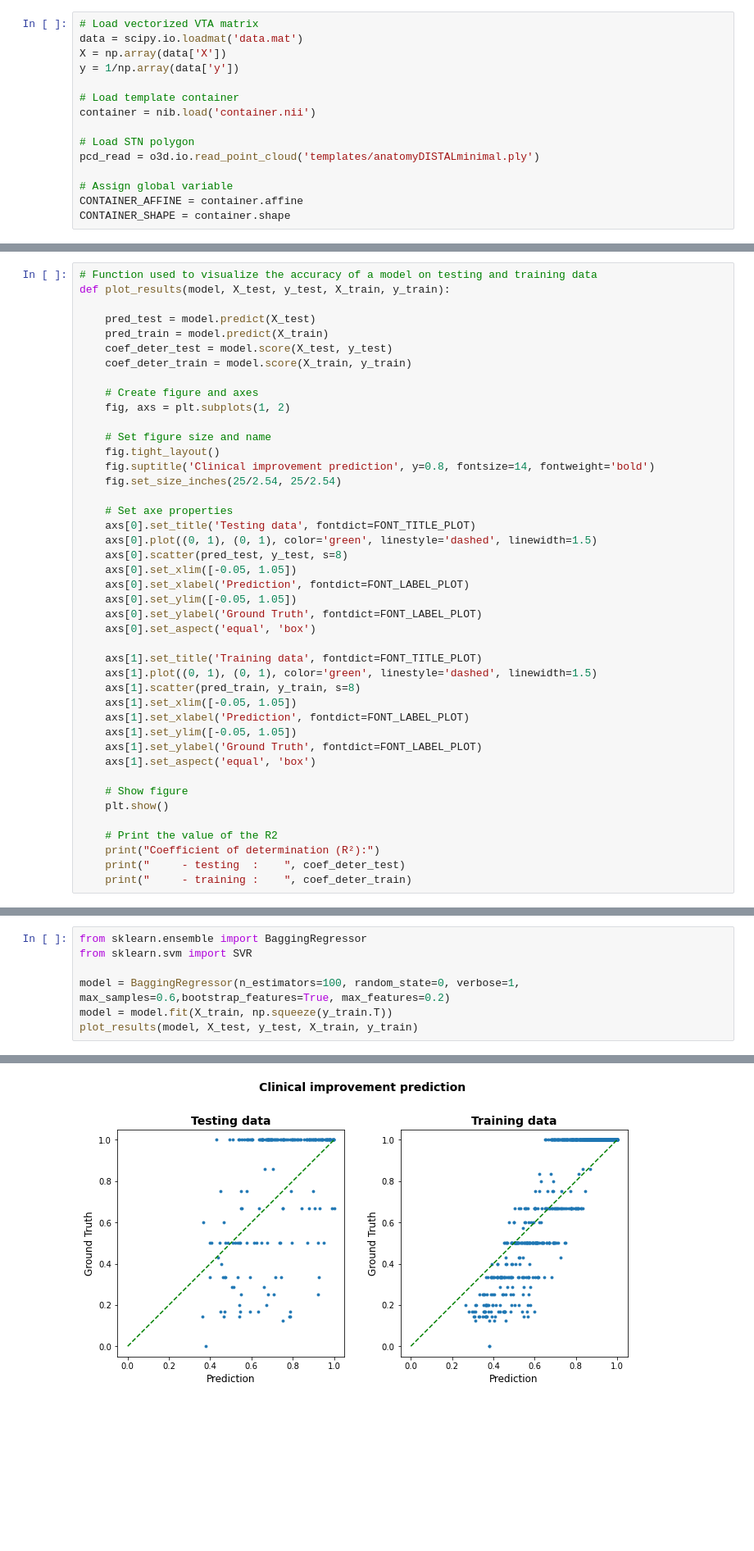
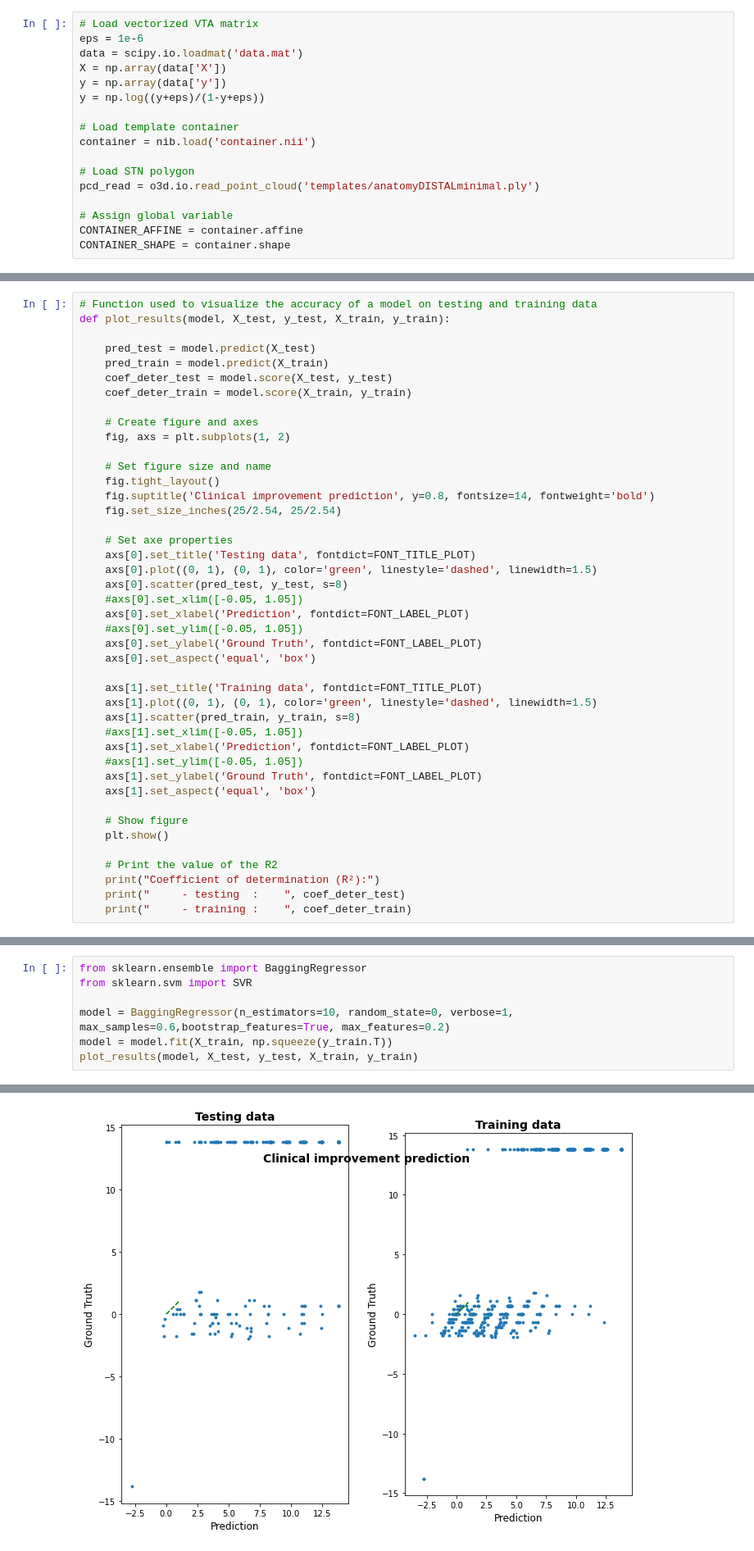
Before and after one commit to QuentinSav/probabilistic-stimulation-maps, a Jupyter notebook: modelEvaluation.ipynb, the cells around one changed output, grey strips where cells are left out. Shown at 82% size. Cells and saved outputs as stored; diff of their text form; blank space fills up the shorter version.

Commit message:
Development of models
Former-commit-id: d5c18b8821f66c7d3c860871c17c408c70705ba9

```diff
--- a/modelEvaluation.ipynb
+++ b/modelEvaluation.ipynb
@@ -38,9 +38,11 @@ FONT_LEGEND_PLOT = {'family': 'sans-serif',
 The data have already been preprocessed using the matlab class PSM (using the generateExportData function).
 # %%
 # Load vectorized VTA matrix
+eps = 1e-6
 data = scipy.io.loadmat('data.mat')
 X = np.array(data['X'])
-y = 1/np.array(data['y'])
+y = np.array(data['y'])
+y = np.log((y+eps)/(1-y+eps))
 
 # Load template container
 container = nib.load('container.nii')
@@ -195,18 +197,18 @@ def plot_results(model, X_test, y_test, X_train, y_train):
     axs[0].set_title('Testing data', fontdict=FONT_TITLE_PLOT)
     axs[0].plot((0, 1), (0, 1), color='green', linestyle='dashed', linewidth=1.5)
     axs[0].scatter(pred_test, y_test, s=8)
-    axs[0].set_xlim([-0.05, 1.05])
+    #axs[0].set_xlim([-0.05, 1.05])
     axs[0].set_xlabel('Prediction', fontdict=FONT_LABEL_PLOT)
-    axs[0].set_ylim([-0.05, 1.05])
+    #axs[0].set_ylim([-0.05, 1.05])
     axs[0].set_ylabel('Ground Truth', fontdict=FONT_LABEL_PLOT)
     axs[0].set_aspect('equal', 'box')
 
     axs[1].set_title('Training data', fontdict=FONT_TITLE_PLOT)
     axs[1].plot((0, 1), (0, 1), color='green', linestyle='dashed', linewidth=1.5)
     axs[1].scatter(pred_train, y_train, s=8)
-    axs[1].set_xlim([-0.05, 1.05])
+    #axs[1].set_xlim([-0.05, 1.05])
     axs[1].set_xlabel('Prediction', fontdict=FONT_LABEL_PLOT)
-    axs[1].set_ylim([-0.05, 1.05])
+    #axs[1].set_ylim([-0.05, 1.05])
     axs[1].set_ylabel('Ground Truth', fontdict=FONT_LABEL_PLOT)
     axs[1].set_aspect('equal', 'box')
 
@@ -296,7 +274,7 @@ ValueError: Input contains NaN, infinity or a value too large for dtype('<f4').
 from sklearn.ensemble import BaggingRegressor
 from sklearn.svm import SVR
 
-model = BaggingRegressor(n_estimators=100, random_state=0, verbose=1, max_samples=0.6,bootstrap_features=True, max_features=0.2)
+model = BaggingRegressor(n_estimators=10, random_state=0, verbose=1, max_samples=0.6,bootstrap_features=True, max_features=0.2)
 model = model.fit(X_train, np.squeeze(y_train.T))
 plot_results(model, X_test, y_test, X_train, y_train)
 # %% [output]
@@ -313,2 +291,2 @@ plot_results(model, X_test, y_test, X_train, y_train)
-[figure, old version]
+[figure, new version]
 Coefficient of determination (R²):
```
Also changed, not shown: parts of 15 cells of this notebook.
